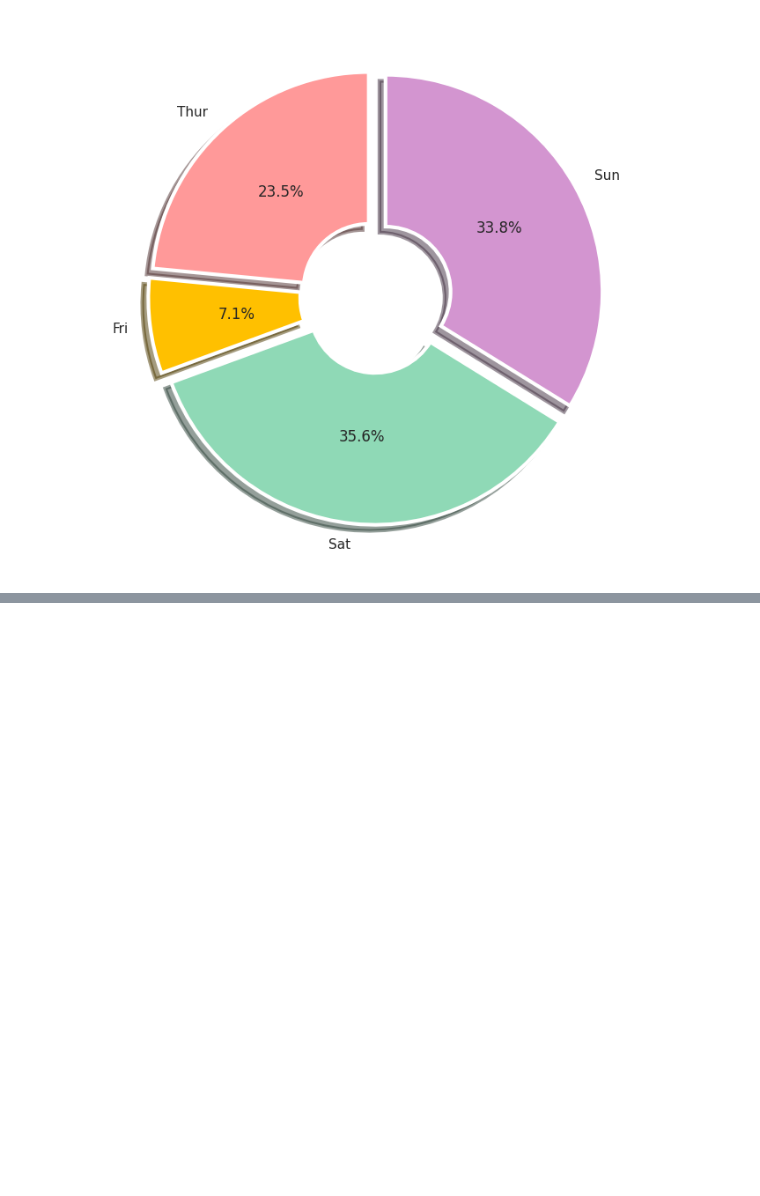
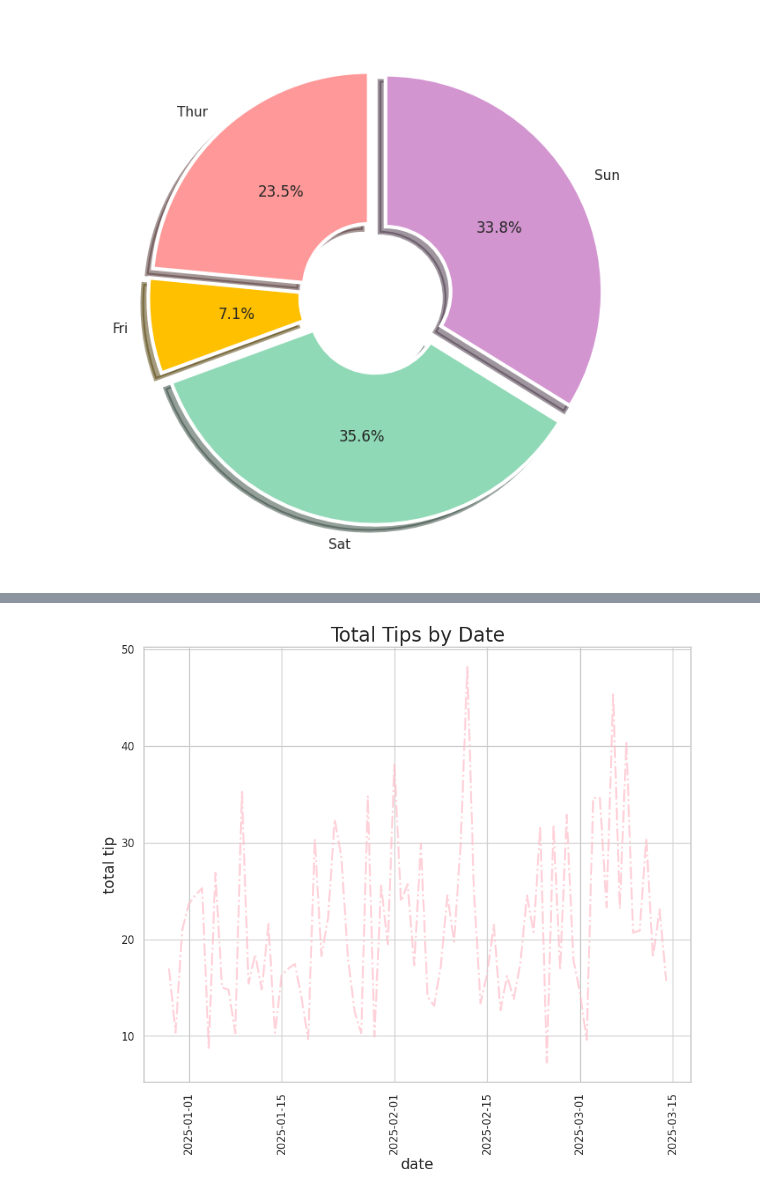
Before and after one commit to hajonghyun/inflearn_ML_from_the_foundation, a Jupyter notebook: 3_Visualization_matplotlib_seaborn.ipynb, the cells around one changed output, grey strips where cells are left out. Cells and saved outputs as stored; diff of their text form; code cells hidden in the pictures; blank space fills up the shorter version.

```diff
--- a/3_Visualization_matplotlib_seaborn.ipynb
+++ b/3_Visualization_matplotlib_seaborn.ipynb
@@ -361,0 +479,11 @@ plt.show()
+# %%
+# Q. datetime 라이브러리를 사용해서
+# sun_tips의 오른쪽 열에 가상의 날짜를
+# 오늘 ~ +1씩 추가할 수 있도록
+# date_list에 날짜를 append 하여라.
+
+
+import datetime
+
+today = datetime.date.today()
+today
@@ -361,0 +492,10 @@ plt.show()
+# %%
+date_list = []
+date_list.append(today)
+# %%
+sun_row_cnt_minus_one = sun_tips.shape[0] - 1
+for i in range(sun_row_cnt_minus_one):
+    today += datetime.timedelta(1)
+    date_list.append(today)
+
+date_list
@@ -361,0 +529,3 @@ plt.show()
+# %%
+sun_tips['date'] = date_list
+sun_tips.head()
@@ -361,0 +539,17 @@ plt.show()
+# %%
+# 이제 이 시계열 데이터를 이용해서 line chart를 그려보자
+
+# matplotlib을 활용한 시각화
+plt.plot(sun_tips['date'],sun_tips['total_bill'],
+         linestyle='-.',
+         linewidth=2,
+         color='pink',
+         alpha=0.7
+         )
+plt.title("Total Tips by Date",fontsize=20)
+plt.xlabel('date',fontsize=15)
+plt.ylabel('total tip',fontsize=15)
+plt.xticks(rotation=90)
+plt.show()
+# %% [output]
+[figure, added]
```
Also changed, not shown: parts of 16 cells of this notebook.
